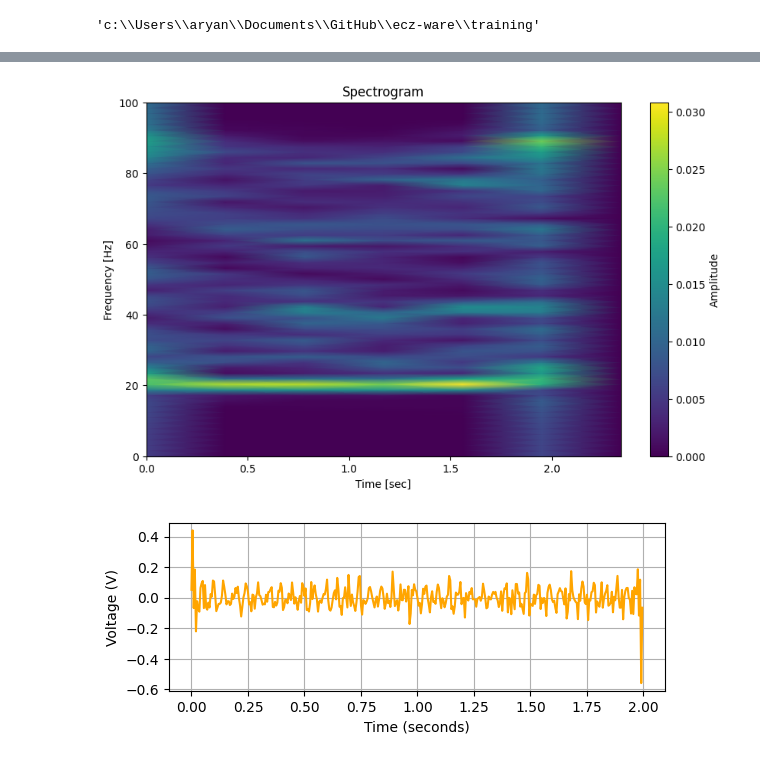
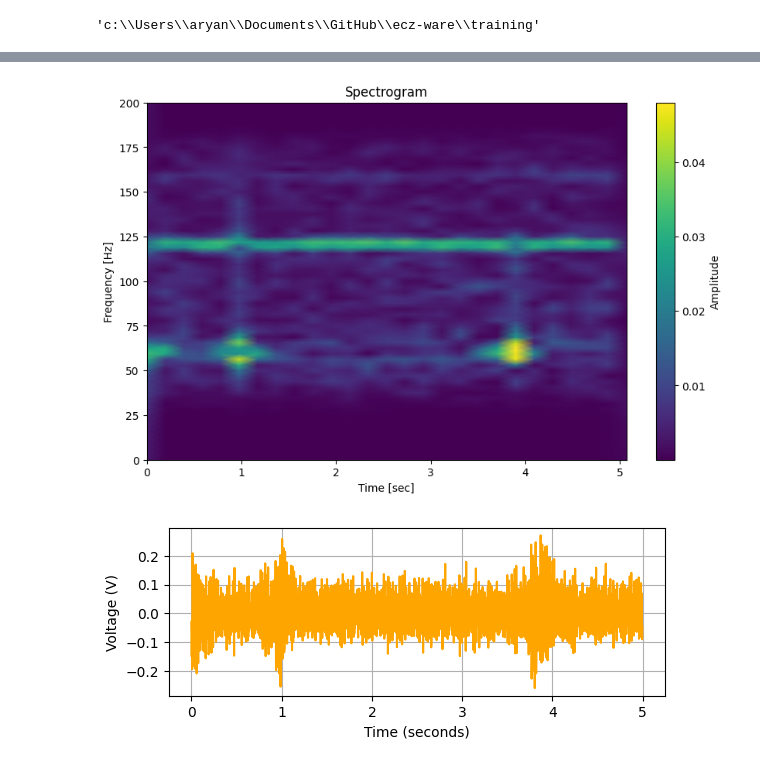
Before and after one commit to Aryanaut/ecz-ware, a Jupyter notebook: training/spectrogram.ipynb, the cells around one changed output, grey strips where cells are left out. Drawn from its saved outputs; the diff is of its cells as text; code cells hidden in the pictures.

```diff
--- a/training/spectrogram.ipynb
+++ b/training/spectrogram.ipynb
@@ -36,3 +20,5 @@ df_scratch = pd.read_csv('data\\emg_scratch.csv')
 df_rest = pd.read_csv('data\\emg_rest.csv')
 df_other = pd.read_csv('data\\emg_other.csv')
 df_scratch
+
+df_rest_400Hz = pd.read_csv('data\\400Hz\\emg_rest_400Hz.csv')
@@ -57,5 +35,5 @@ rest_data = df_rest['v2'].to_numpy()
 # %%
-def cleanup(data):
+def normalize(data):
     data = data - np.mean(data)
     data = (data - data.min()) / (data.max() - data.min())
     return data
@@ -75,34 +53,50 @@ def adaptive_notch_filter(data, fs=200.0, quality=30):
     nyq = 0.5 * fs
     b, a = iirnotch(freq/nyq, quality)
     return filtfilt(b, a, data)
+
+def cleanup(data):
+    data = normalize(data)
+    data = bandpass_filter(data)
+    data = adaptive_notch_filter(data)
+    return data
 # %%
+def stft(x, sampling_rate=200):
+    f, t, spec = signal.stft(x.numpy(), fs=sampling_rate, nperseg=128, noverlap = 50, nfft=128)
+    return tf.convert_to_tensor(np.abs(spec))
+
+def stft_full(x, sampling_rate=200): # for visualization
+    f, t, spec = signal.stft(x.numpy(), fs=sampling_rate, nperseg=128, noverlap = 50, nfft=128)
+    return f, t, tf.convert_to_tensor(np.abs(spec))
+
 def get_spectrogram(data: np.ndarray):
-    f, t, z = signal.stft(data, fs=200, nperseg=128, noverlap=50, nfft=128)
-    spectrogram = np.abs(z)
-    return f, t, spectrogram
+    # f, t, z = signal.stft(data, fs=200, nperseg=128, noverlap=50, nfft=128)
+    spectrogram = tf.py_function(func=stft, inp=[data], Tout=tf.float32)
+    # spectrogram.set_shape((129, 124))
+    return spectrogram
 # %%
-current_array = rest_data[0:400]
+current_array = rest_data_400Hz[:]
+# print(rest_data_400Hz.shape)
 cleaned = cleanup(current_array)
-cleaned = bandpass_filter(cleaned)
-cleaned = adaptive_notch_filter(cleaned)
-f, t, s = get_spectrogram(cleaned)
+cleaned = tf.convert_to_tensor(cleaned, dtype=tf.float32)
+f, t, spec = stft_full(cleaned, sampling_rate=400)
+s = get_spectrogram(cleaned)
 # print(f, t)
 plt.figure(figsize=(10, 6))
 plt.pcolormesh(t, f, s, shading='gouraud')
 plt.title('Spectrogram')
 plt.ylabel('Frequency [Hz]')
 plt.xlabel('Time [sec]')
 plt.colorbar(label='Amplitude')  # limit frequency range to make plot clearer
 plt.show()
 
-time = np.arange(len(current_array)) / 200.0
+time = np.arange(len(current_array)) / 400.0
 
 plt.subplot(2, 1, 2)
 plt.plot(time, cleaned, label='Centered EMG Voltage', color='orange')
 plt.ylabel('Voltage (V)')
 plt.xlabel('Time (seconds)')
 
 plt.grid(True)
 # %% [output]
-[figure, old version]
+[figure, new version]
-[figure, old version]
+[figure, new version]
```
Also changed, not shown: parts of 5 cells of this notebook, 1 other file.
